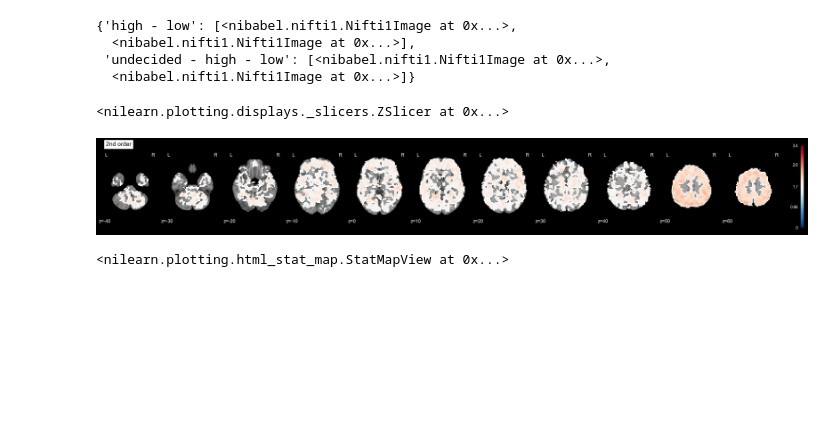
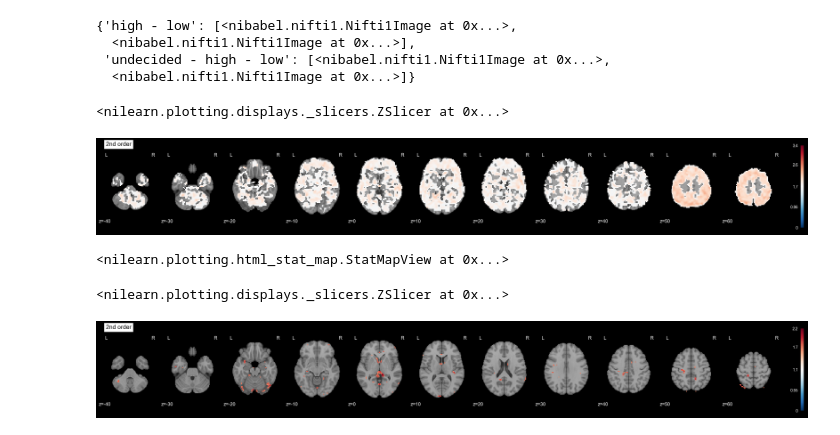
Before and after one commit to mducat/scz_familiarity_fMRI_ML, a Jupyter notebook: mri_multiple_sub.ipynb, the cells around one changed output. Saved outputs shown, nothing was run; the diff lists cells and outputs as text; code cells hidden in the pictures; blank space fills up the shorter version.

```diff
--- a/mri_multiple_sub.ipynb
+++ b/mri_multiple_sub.ipynb
@@ -143,3 +143,18 @@ from nilearn.plotting import view_img
 view_img(stat_maps_unpaired['z_score'], threshold=threshold)
 # %% [output]
 <nilearn.plotting.html_stat_map.StatMapView at 0x...>
+# %%
+from nilearn import image
+
+clean_z, threshold = threshold_stats_img(image.mean_img(global_z_mean["high - low"]), alpha=0.1, height_control="fpr")
+
+plot_stat_map(
+    clean_z,
+    display_mode="z",
+    title="2nd order",
+    cut_coords=np.arange(-40, 70, 10),
+    black_bg=True,
+)
+# %% [output]
+<nilearn.plotting.displays._slicers.ZSlicer at 0x...>
+[figure, added]
```
Also changed, not shown: 2 other files.
